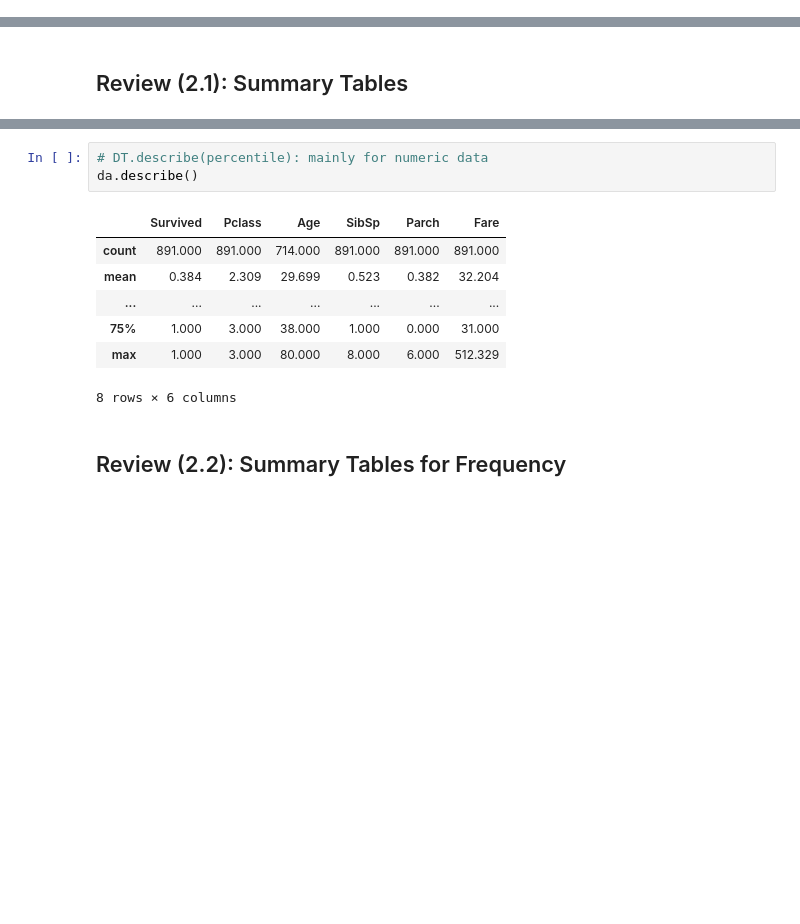
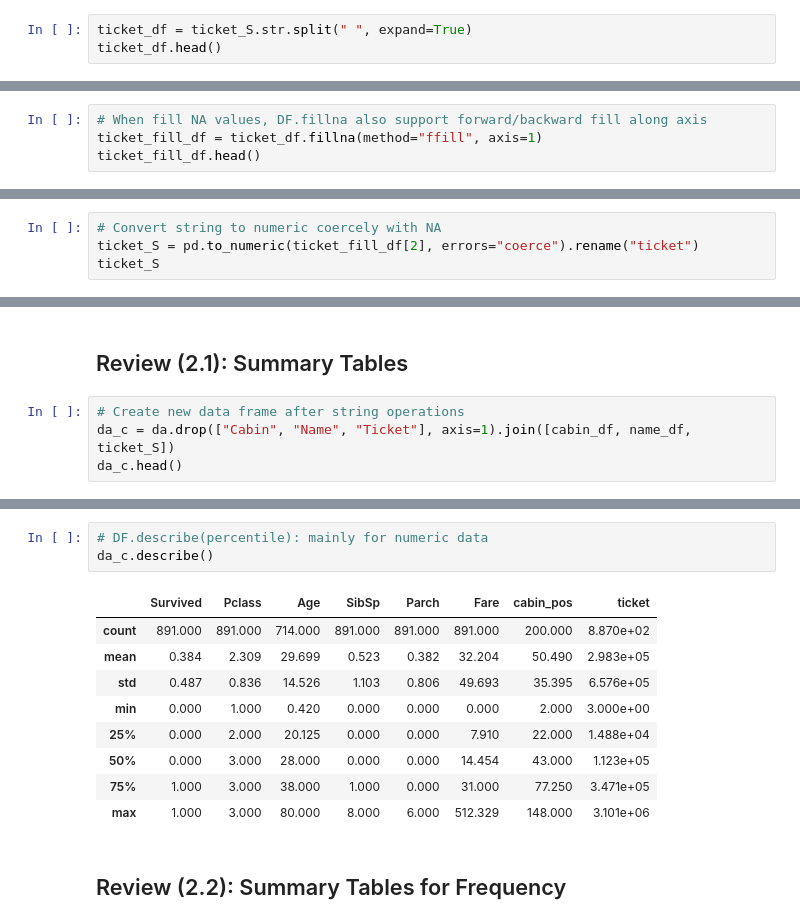
Before and after one commit to founderfan/Data-Open-Lecture, a Jupyter notebook: PyDataLecture6_Review.ipynb, the cells around one changed output, grey strips where cells are left out. Saved outputs shown, nothing was run; the diff lists cells and outputs as text; blank space fills up the shorter version.

```diff
--- a/PyDataLecture6_Review.ipynb
+++ b/PyDataLecture6_Review.ipynb
@@ -160,0 +214,3 @@ s_split[0].str.extract('([a-zA-Z]+)(\d+)', expand=True)
+# %%
+ticket_df = ticket_S.str.split(" ", expand=True)
+ticket_df.head()
@@ -160,0 +225,4 @@ s_split[0].str.extract('([a-zA-Z]+)(\d+)', expand=True)
+# %%
+# When fill NA values, DF.fillna also support forward/backward fill along axis
+ticket_fill_df = ticket_df.fillna(method="ffill", axis=1)
+ticket_fill_df.head()
@@ -160,0 +237,4 @@ s_split[0].str.extract('([a-zA-Z]+)(\d+)', expand=True)
+# %%
+# Convert string to numeric coercely with NA
+ticket_S = pd.to_numeric(ticket_fill_df[2], errors="coerce").rename("ticket")
+ticket_S
@@ -161,2 +259,6 @@ s_split[0].str.extract('([a-zA-Z]+)(\d+)', expand=True)
 # %% [markdown]
 ## Review (2.1): Summary Tables
+# %%
+# Create new data frame after string operations
+da_c = da.drop(["Cabin", "Name", "Ticket"], axis=1).join([cabin_df, name_df, ticket_S])
+da_c.head()
@@ -174,14 +292,16 @@ pd.concat([da.dtypes, da.notnull().sum()], axis = 1, keys = ["Type", "N"])
 # %%
-# DT.describe(percentile): mainly for numeric data
-da.describe()
+# DF.describe(percentile): mainly for numeric data
+da_c.describe()
 # %% [output]
-|  | Survived | Pclass | Age | SibSp | Parch | Fare |
-| count | 891.000 | 891.000 | 714.000 | 891.000 | 891.000 | 891.000 |
-| mean | 0.384 | 2.309 | 29.699 | 0.523 | 0.382 | 32.204 |
-| ... | ... | ... | ... | ... | ... | ... |
-| 75% | 1.000 | 3.000 | 38.000 | 1.000 | 0.000 | 31.000 |
-| max | 1.000 | 3.000 | 80.000 | 8.000 | 6.000 | 512.329 |
+|  | Survived | Pclass | Age | SibSp | Parch | Fare | cabin_pos | ticket |
+| count | 891.000 | 891.000 | 714.000 | 891.000 | 891.000 | 891.000 | 200.000 | 8.870e+02 |
+| mean | 0.384 | 2.309 | 29.699 | 0.523 | 0.382 | 32.204 | 50.490 | 2.983e+05 |
+| std | 0.487 | 0.836 | 14.526 | 1.103 | 0.806 | 49.693 | 35.395 | 6.576e+05 |
+| min | 0.000 | 1.000 | 0.420 | 0.000 | 0.000 | 0.000 | 2.000 | 3.000e+00 |
+| 25% | 0.000 | 2.000 | 20.125 | 0.000 | 0.000 | 7.910 | 22.000 | 1.488e+04 |
+| 50% | 0.000 | 3.000 | 28.000 | 0.000 | 0.000 | 14.454 | 43.000 | 1.123e+05 |
+| 75% | 1.000 | 3.000 | 38.000 | 1.000 | 0.000 | 31.000 | 77.250 | 3.471e+05 |
+| max | 1.000 | 3.000 | 80.000 | 8.000 | 6.000 | 512.329 | 148.000 | 3.101e+06 |
-8 rows × 6 columns
 # %% [markdown]
 ## Review (2.2): Summary Tables for Frequency
 # %%
```
Also changed, not shown: parts of 109 cells of this notebook.
